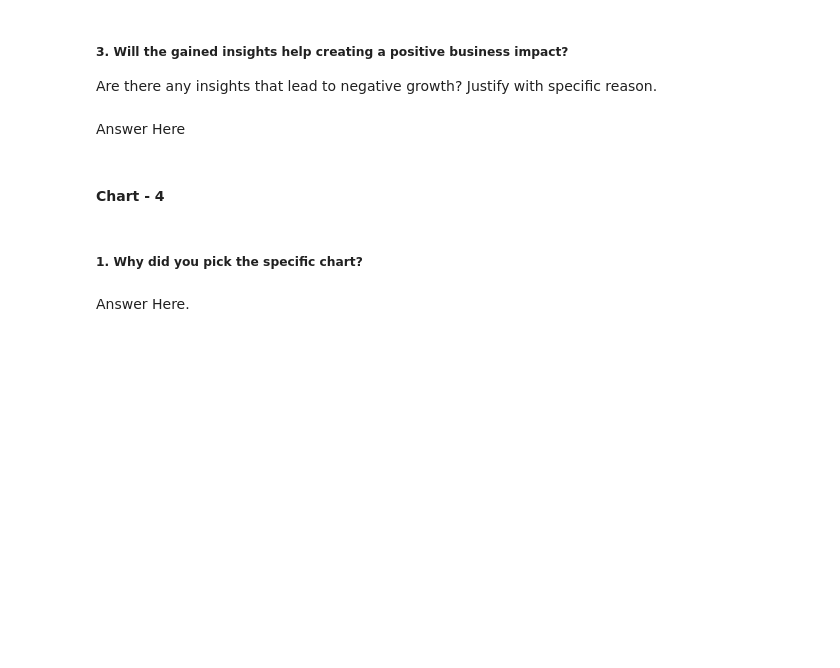
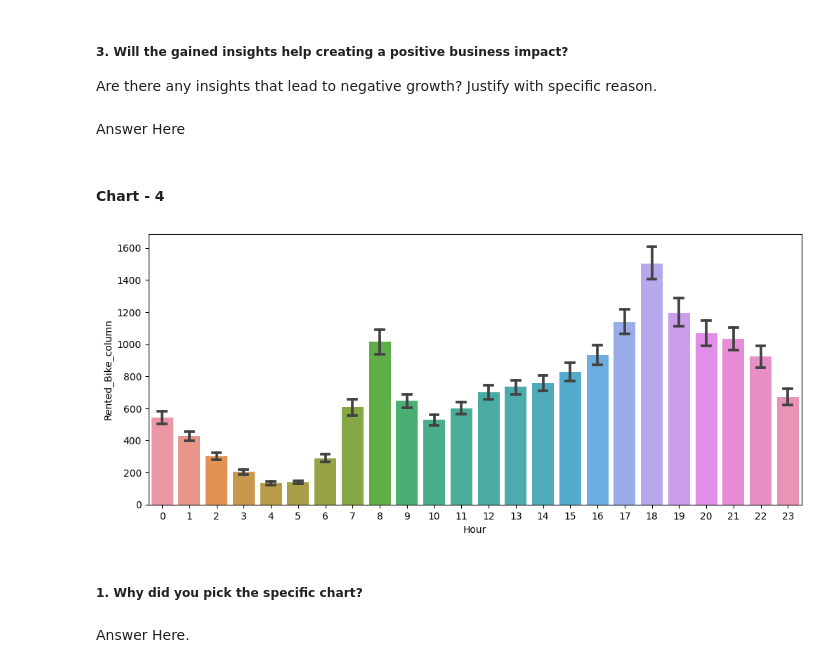
Before and after one commit to Rooban-Jeyasundar/ML_Regression_Project, a Jupyter notebook: ML_Regression_Project.ipynb, the cells around one changed output. Drawn from its saved outputs; the diff is of its cells as text; code cells hidden in the pictures; blank space fills up the shorter version.

```diff
--- a/ML_Regression_Project.ipynb
+++ b/ML_Regression_Project.ipynb
@@ -516,3 +528,10 @@ Answer Here
+# %%
+# Chart - 4 visualization code
+fig, ax = plt.subplots(figsize=(12, 5))
+sn.barplot(data=bike_df,x='Hour',y='Rented_Bike_column',ax=ax,capsize=0.3)
+ax.set_title=('Count of bikes rented on hour basis')
+# %% [output]
+[figure, added]
 # %% [markdown]
 ##### 1. Why did you pick the specific chart?
 # %% [markdown]
```
Also changed, not shown: parts of 10 cells of this notebook.
